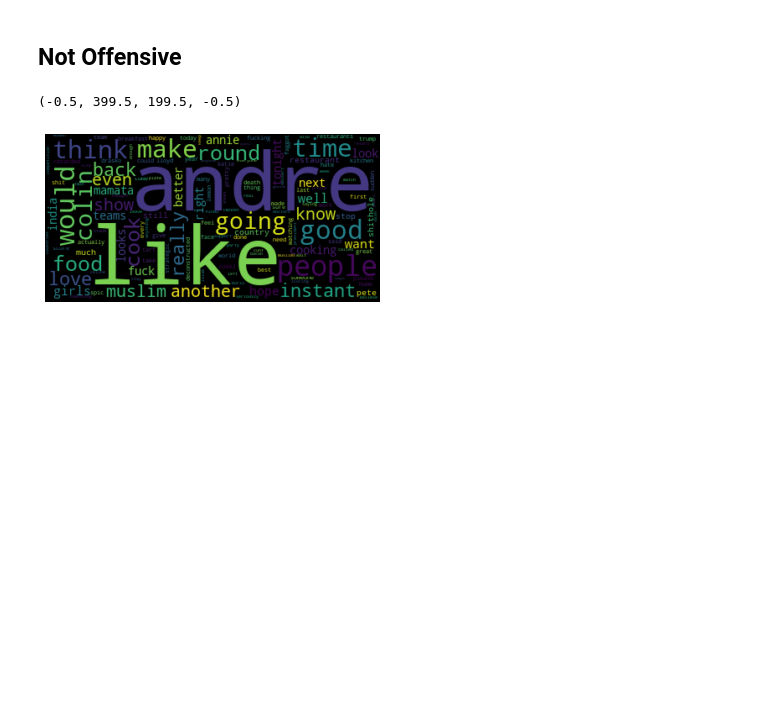
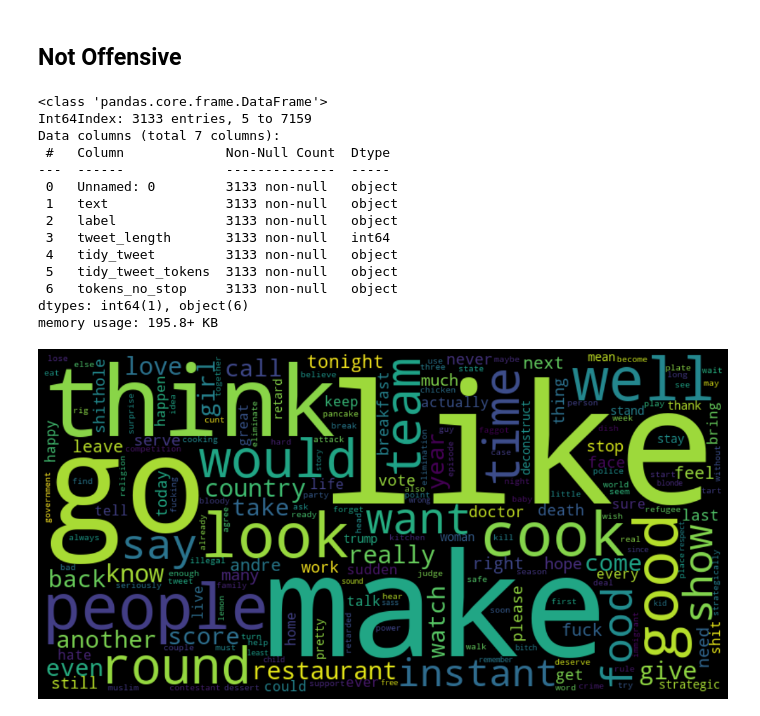
Before and after one commit to fbormann/mineracao-dados, a Jupyter notebook: Preprocessing.ipynb, the cells around one changed output. Drawn from its saved outputs; the diff is of its cells as text; code cells hidden in the pictures; blank space fills up the shorter version.

```diff
--- a/Preprocessing.ipynb
+++ b/Preprocessing.ipynb
@@ -1,15 +1,22 @@
 # %%
 import pandas as pd
 import numpy as np
-import re# Plotting
+import re
+# Plotting
 import seaborn as sns
-import matplotlib.pyplot as plt# Gensim
+import matplotlib.pyplot as plt
+# Gensim
 import gensim
-from gensim.utils import simple_preprocess# NLTK
+from gensim.utils import simple_preprocess
+# NLTK
 import nltk
 from nltk.corpus import stopwords
 from collections import Counter
 from wordcloud import WordCloud
+#Spacy parser
+import spacy
+nlp = spacy.load("en_core_web_sm")
+
 import warnings
 warnings.filterwarnings("ignore", category=DeprecationWarning)
 %matplotlib inline
@@ -141,7 +149,0 @@ An essential step of pre-processing is known as Tokenization. It is the process
-# %%
-def tokenize(tweet):
-    for word in tweet:
-        yield(gensim.utils.simple_preprocess(str(word), deacc=True))
-
-df['tidy_tweet_tokens'] = list(tokenize(df['tidy_tweet']))
-df.head()
@@ -154,0 +150,10 @@ df.head()
+# %%
+def tokenize_spacy(tweet):
+    for text in tweet:
+        doc = nlp(text)
+        filtered_sentence = [t.lemma_ for t in doc if t.pos_ not in ["PUNCT",'PROPN',"PRON"]] # remove proper nouns and pronouns
+        # pe
+        yield(filtered_sentence)
+
+df['tidy_tweet_tokens'] = list(tokenize_spacy(df['tidy_tweet']))
+df.head()
@@ -159,7 +171,7 @@ Next, we remove stopwords that have no analytic value, usually articles, preposi
 # %%
 # Prepare Stop Words
 stop_words = stopwords.words('english')
-stop_words.extend([ 'https', 'twitter', 'rt', 'pic','twitt','amp'])# REMOVE STOPWORDS
+stop_words.extend([ 'https', 'twitter', 'rt', 'pic','twitt','amp','pron'])# REMOVE STOPWORDS
 
 def remove_stopwords(tweets):
     return [[word for word in simple_preprocess(str(tweet)) if word    not in stop_words] for tweet in tweets]
@@ -226,13 +268,28 @@ plt.axis("off")
 # %%
 offensive_df = df[df.label.isin(['none','normal','NOT'])]
 flat_list = [item for sublist in offensive_df['tokens_no_stop'].values for item in sublist]
 
-wordcloud = WordCloud().generate_from_frequencies(Counter(flat_list))
+wordcloud = WordCloud(width=800, height=400).generate_from_frequencies(Counter(flat_list))
 
+plt.figure( figsize=(20,10), facecolor='k')
 plt.imshow(wordcloud, interpolation='bilinear')
 plt.axis("off")
+offensive_df.info()
 # %% [output]
-(-0.5, 399.5, 199.5, -0.5)
+<class 'pandas.core.frame.DataFrame'>
+Int64Index: 3133 entries, 5 to 7159
+Data columns (total 7 columns):
+ #   Column             Non-Null Count  Dtype
+---  ------             --------------  -----
+ 0   Unnamed: 0         3133 non-null   object
+ 1   text               3133 non-null   object
+ 2   label              3133 non-null   object
+ 3   tweet_length       3133 non-null   int64
+ 4   tidy_tweet         3133 non-null   object
+ 5   tidy_tweet_tokens  3133 non-null   object
+ 6   tokens_no_stop     3133 non-null   object
+dtypes: int64(1), object(6)
+memory usage: 195.8+ KB
-[figure, old version]
+[figure, new version]
 # %%
 df.to_csv("./TempData/preprocessed")
```
Also changed, not shown: parts of 9 cells of this notebook, 1 other file.
